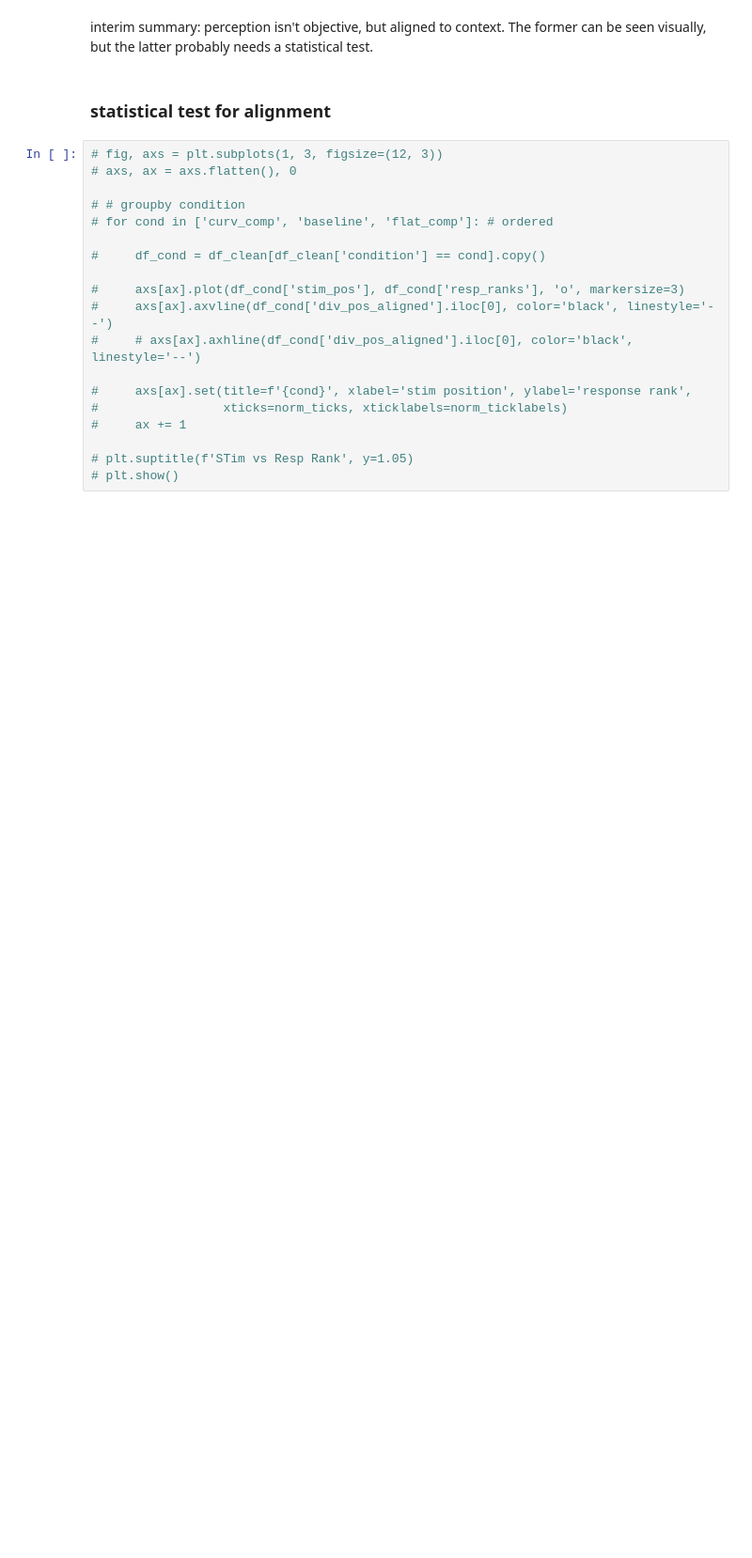
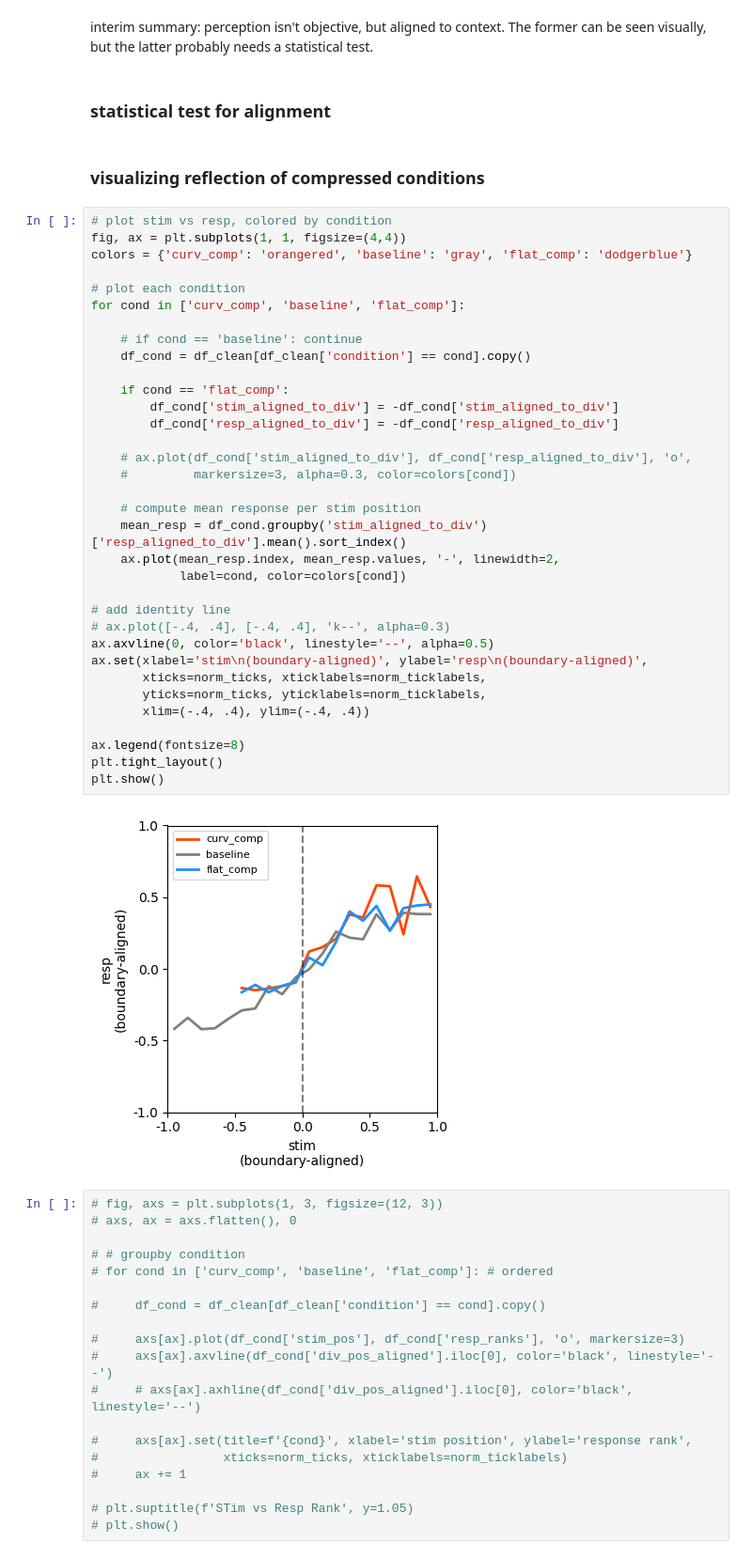
Before and after one commit to siyer7/asymmetry_design, a Jupyter notebook: code/python/beh_analyses_attention.ipynb, the cells around one changed output. Shown at 94% size. Saved outputs shown, nothing was run; the diff lists cells and outputs as text; blank space fills up the shorter version.

```diff
--- a/code/python/beh_analyses_attention.ipynb
+++ b/code/python/beh_analyses_attention.ipynb
@@ -260,6 +260,44 @@ plt.show()
 interim summary: perception isn't objective, but aligned to context. The former can be seen visually, but the latter probably needs a statistical test.
 # %% [markdown]
 ### statistical test for alignment
+# %% [markdown]
+### visualizing reflection of compressed conditions
+# %%
+# plot stim vs resp, colored by condition
+fig, ax = plt.subplots(1, 1, figsize=(4,4))
+colors = {'curv_comp': 'orangered', 'baseline': 'gray', 'flat_comp': 'dodgerblue'}
+
+# plot each condition
+for cond in ['curv_comp', 'baseline', 'flat_comp']:
+
+    # if cond == 'baseline': continue
+    df_cond = df_clean[df_clean['condition'] == cond].copy()
+
+    if cond == 'flat_comp':
+        df_cond['stim_aligned_to_div'] = -df_cond['stim_aligned_to_div']
+        df_cond['resp_aligned_to_div'] = -df_cond['resp_aligned_to_div']
+
+    # ax.plot(df_cond['stim_aligned_to_div'], df_cond['resp_aligned_to_div'], 'o',
+    #         markersize=3, alpha=0.3, color=colors[cond])
+
+    # compute mean response per stim position
+    mean_resp = df_cond.groupby('stim_aligned_to_div')['resp_aligned_to_div'].mean().sort_index()
+    ax.plot(mean_resp.index, mean_resp.values, '-', linewidth=2,
+            label=cond, color=colors[cond])
+
+# add identity line
+# ax.plot([-.4, .4], [-.4, .4], 'k--', alpha=0.3)
+ax.axvline(0, color='black', linestyle='--', alpha=0.5)
+ax.set(xlabel='stim\n(boundary-aligned)', ylabel='resp\n(boundary-aligned)',
+       xticks=norm_ticks, xticklabels=norm_ticklabels,
+       yticks=norm_ticks, yticklabels=norm_ticklabels,
+       xlim=(-.4, .4), ylim=(-.4, .4))
+
+ax.legend(fontsize=8)
+plt.tight_layout()
+plt.show()
+# %% [output]
+[figure, added]
 # %%
 # fig, axs = plt.subplots(1, 3, figsize=(12, 3))
 # axs, ax = axs.flatten(), 0
```
Also changed, not shown: 5 other files.
